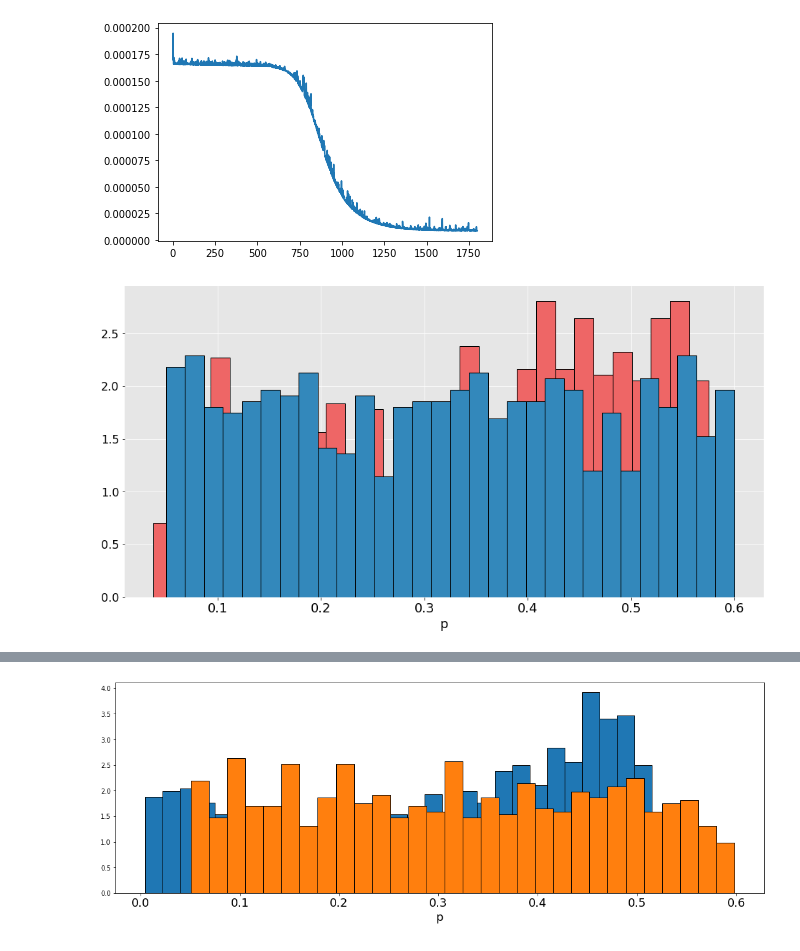
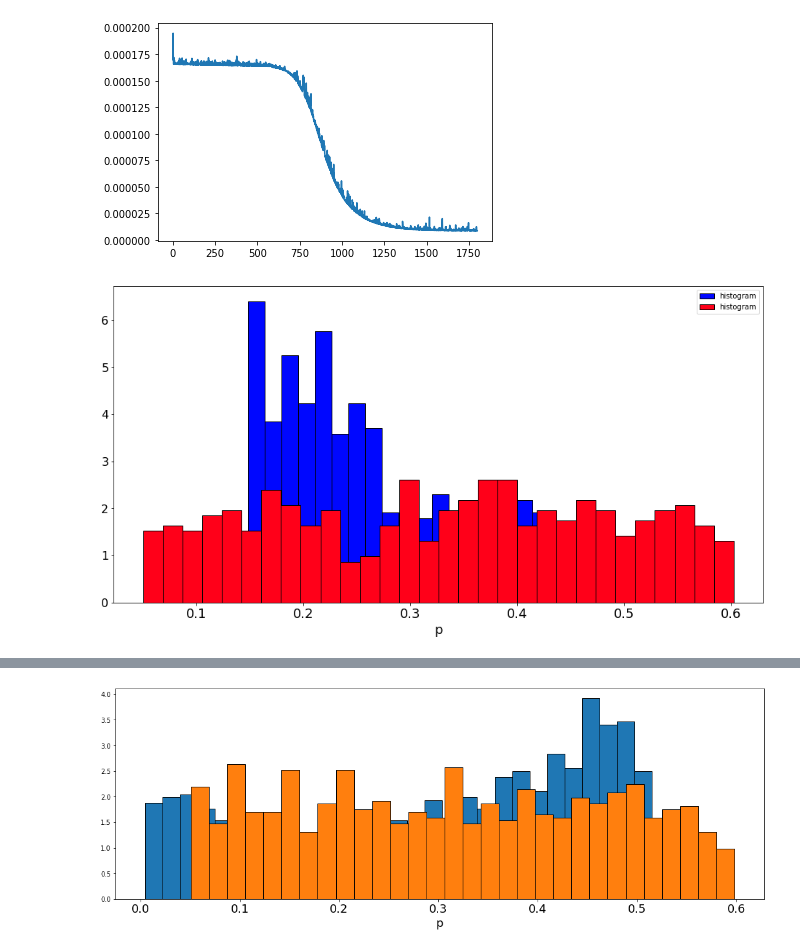
Before and after one commit to dandarm/Embednet, a Jupyter notebook: Embedding_dim.ipynb, the cells around one changed output, grey strips where cells are left out. Saved outputs shown, nothing was run; the diff lists cells and outputs as text; code cells hidden in the pictures.

```diff
--- a/Embedding_dim.ipynb
+++ b/Embedding_dim.ipynb
@@ -2,26 +2,48 @@
 %load_ext autoreload
 %autoreload 2
 
+from pathlib import Path
 import itertools
+import os
+import random
+import math
 import numpy as np
+import pandas as pd
 import matplotlib.pyplot as plt
-
+import time
+import pickle
+from tqdm import tqdm
+from scipy import stats
 from multiprocessing import Pool
-import time
-from tqdm import tqdm
 
 from graph_generation import GenerateGraph
-from models import GCN
+from models import GCN, view_parameters, new_parameters, modify_parameters, Inits
 from train import Trainer, Dataset
 from embedding import Embedding
-from experiments import train_take_embedding, plot_dim1, plot_dimN, plot_correlation_error, get_metrics
+import experiments
+from experiments import (Experiments, experiment_node_embedding,
+                          all_seeds)
+
+from plot_funcs import (plot_dim1, plot_dimN, plot_correlation_error, plot_metrics,
+                        plot_node_emb_1D_perclass, plot_node_emb_nD_perclass, plot_node_emb_3D, scatter_node_emb,
+                        plot_graph_emb_1D, plot_graph_emb_3D, plot_graph_emb_1D_continuousregression,
+                        plot_data_degree_sequence,
+                        plot_corr_epoch, plot_ripetizioni_stesso_trial)
+from utils import array_wo_outliers, plot_grafo, plot_grafo2
+from Inspect import Inspect
 from config_valid import Config, TrainingMode
+from GridConfigurations import GridConfigurations, open_df_results
 from plot_model import plot_model
-from utils import plot_wo_outliers
 
 import torch
+from torch_geometric import nn
 from torch_geometric.loader import DataLoader
-device = torch.device('cuda')
+import tensorflow as tf
 
+pd.set_option('display.max_rows', 500)
+pd.set_option('display.max_columns', 500)
 from plt_parameters import init_params
 init_params()
+#pd.set_option('display.height', 500)
+
+rootsave = Path("output_plots/")
@@ -195,0 +208,5 @@ plt.plot(plot_wo_outliers(test_loss_list));
+# %%
+config_file = "configurations/regression4.yml"
+xp = Experiments(config_file, diz_trials=None, rootsave=rootsave)
+xp.just_train()
+embedding_class = xp.embedding()
@@ -198,8 +230,8 @@ plt.plot(plot_wo_outliers(test_loss_list));
 [figure]
 [figure]
 # %%
-emb = embeddings.embeddings_array.flatten()
-lab = embeddings.embedding_labels
+emb = embedding_class.graph_embedding_array.flatten()
+lab = embedding_class.embedding_labels
 plot_dim1([emb, lab], bins=30, want_kde=False)
 # %% [output]
-[figure, old version]
+[figure, new version]
```
Also changed, not shown: parts of 141 cells of this notebook, 46 other files.
